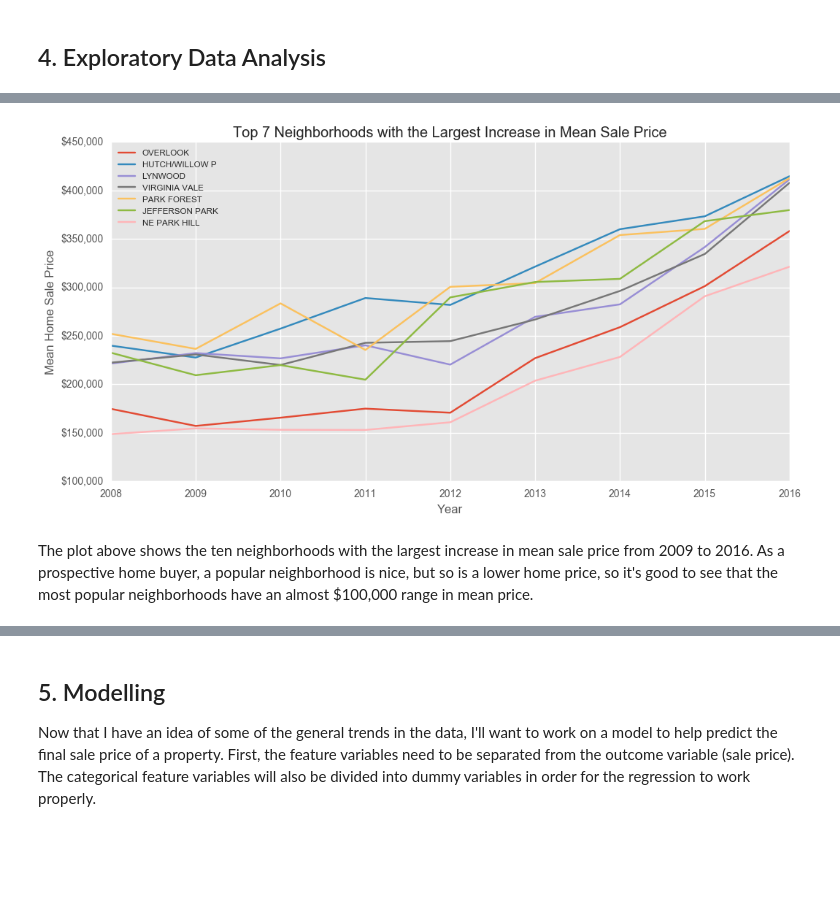
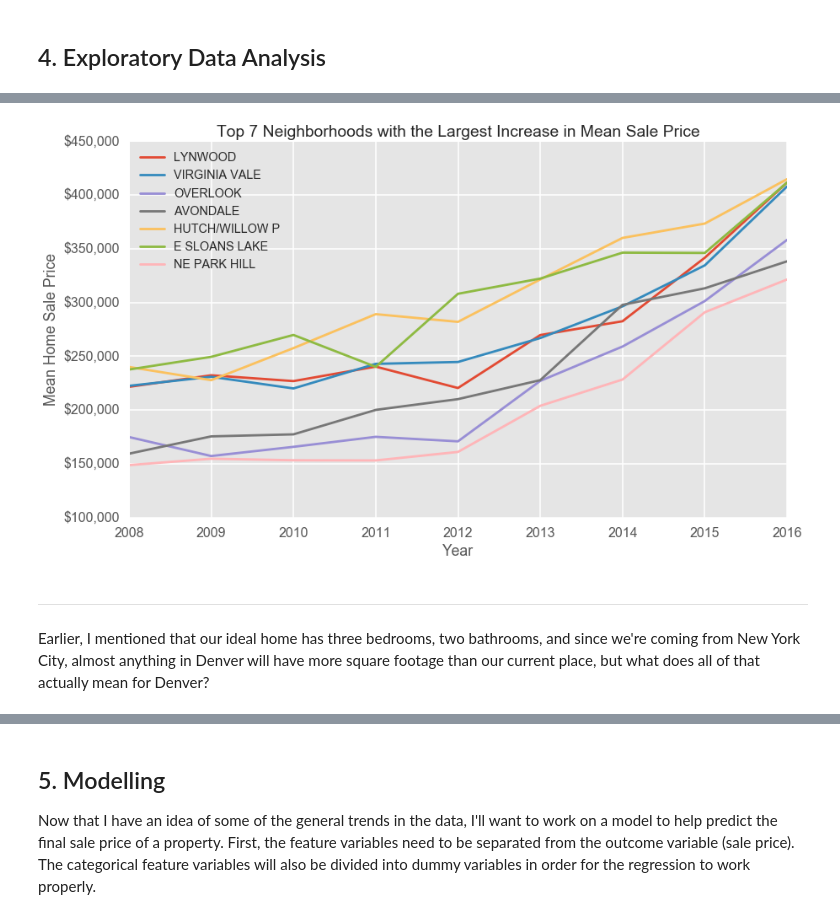
Before and after one commit to trcasey/denver_housing_predictor, a Jupyter notebook: Capstone Report - Denver Real Estate.ipynb, the cells around one changed output, grey strips where cells are left out. Saved outputs shown, nothing was run; the diff lists cells and outputs as text; code cells hidden in the pictures; blank space fills up the shorter version.

```diff
--- a/Capstone Report - Denver Real Estate.ipynb
+++ b/Capstone Report - Denver Real Estate.ipynb
@@ -24,12 +24,14 @@ import seaborn as sns
 from datetime import datetime
 from xml.etree import ElementTree as ET
 from sklearn.linear_model import LinearRegression
+from sklearn.ensemble import RandomForestRegressor
 from sklearn.cross_validation import KFold
 from sklearn.cross_validation import train_test_split
 from sklearn.metrics import mean_squared_error
 from sklearn import metrics
 
 plt.style.use('ggplot')
+sns.set_context('poster')
 
 %matplotlib inline
 
@@ -284,0 +341,8 @@ nbhd_yearly_sale_means = nbhd_yearly_sale_means.unstack()
+# %%
+# Taking SALE_PRICE mean grouped by neighborhood and year and then unstacking it into
+# a new dataframe for neighborhood comparison
+nbhd_yearly_sale_means = df_full_info.groupby(['NBHD_1_CN', 'year']).SALE_PRICE.mean()
+nbhd_yearly_sale_means = nbhd_yearly_sale_means.unstack()
+
+# Adding a column that will hold the difference between the mean sale price in 2016 and 2008
+nbhd_yearly_sale_means['2009 to 2016 difference'] = nbhd_yearly_sale_means[2016] - nbhd_yearly_sale_means[2008]
@@ -285,17 +352,17 @@ nbhd_yearly_sale_means = nbhd_yearly_sale_means.unstack()
 # %%
-years = ['2008', '2009', '2010', '2011', '2012', '2013', '2014', '2015', '2016']
-nbhd_yearly_sale_means['2009 to 2016 difference'] = nbhd_yearly_sale_means[2016] - nbhd_yearly_sale_means[2009]
-
-ax = nbhd_yearly_sale_means.sort_values(by='2009 to 2016 difference', ascending=False).drop('2009 to 2016 difference', axis=1).head(7).transpose().plot(figsize=(12, 6));
+ax = nbhd_yearly_sale_means.sort_values(by='2009 to 2016 difference', ascending=False).\
+     drop('2009 to 2016 difference', axis=1).head(7).transpose().plot(figsize=(14, 8));
 ax.xaxis.set_ticklabels([y for y in years])
 plt.title('Top 7 Neighborhoods with the Largest Increase in Mean Sale Price')
 plt.xlabel('Year')
 plt.ylabel('Mean Home Sale Price')
 ax.yaxis.set_major_formatter(y_dollars_format)
-plt.legend(loc=0, fontsize='small')
+plt.legend(loc=0, fontsize='x-large')
 
 plt.show()
 # %% [output]
-[figure, old version]
+[figure, new version]
-# %% [markdown]
-The plot above shows the ten neighborhoods with the largest increase in mean sale price from 2009 to 2016. As a prospective home buyer, a popular neighborhood is nice, but so is a lower home price, so it's good to see that the most popular neighborhoods have an almost \$100,000 range in mean price.
+# %% [markdown]
+---
+
+Earlier, I mentioned that our ideal home has three bedrooms, two bathrooms, and since we're coming from New York City, almost anything in Denver will have more square footage than our current place, but what does all of that actually mean for Denver?
```
Also changed, not shown: parts of 77 cells of this notebook, 1 other file.
